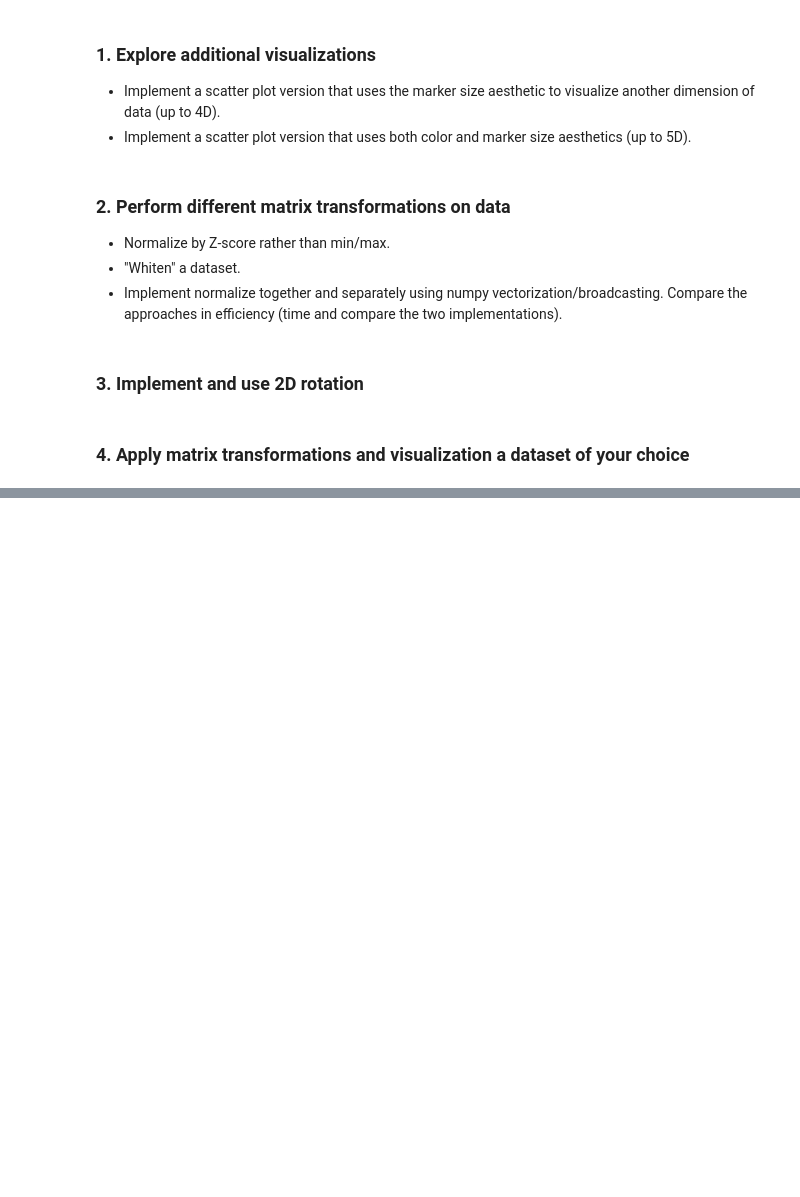
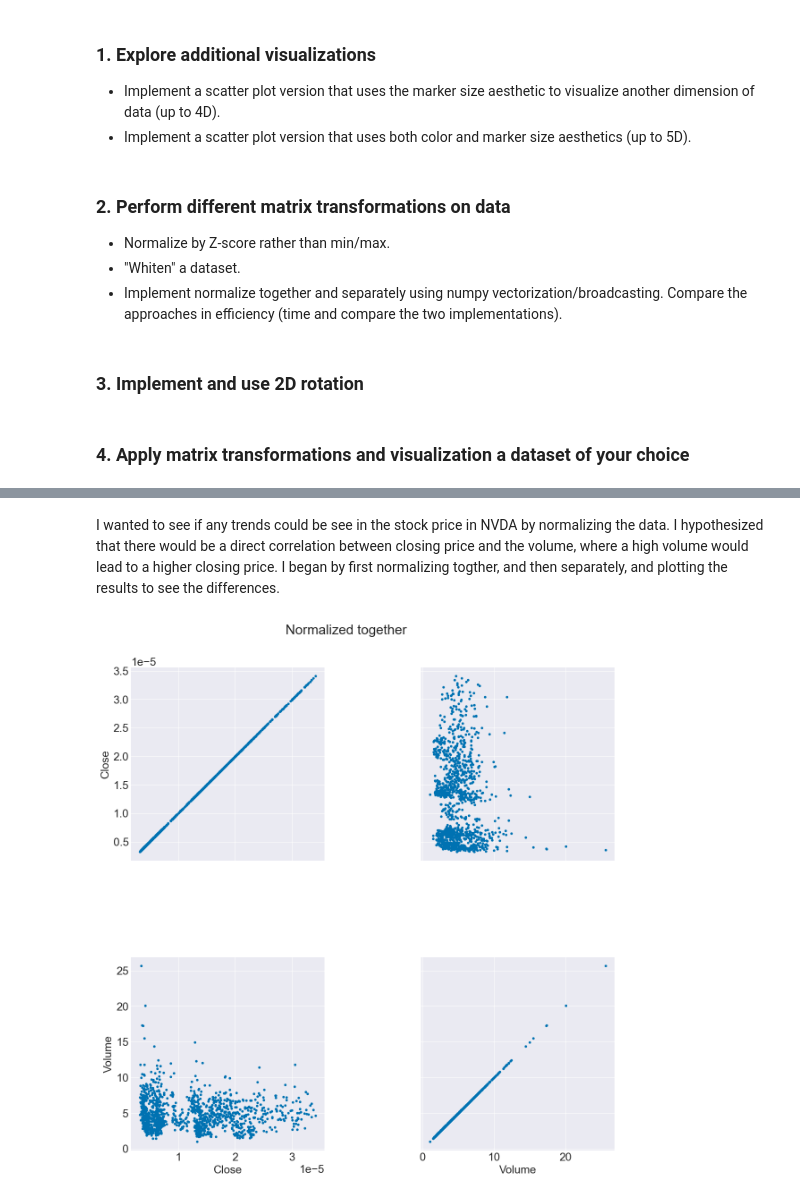
Before and after one commit to derekhessinger/Matrix_Transformations, a Jupyter notebook: transformations.ipynb, the cells around one changed output, grey strips where cells are left out. Cells and saved outputs as stored; diff of their text form; code cells hidden in the pictures; blank space fills up the shorter version.

```diff
--- a/transformations.ipynb
+++ b/transformations.ipynb
@@ -750,0 +760,15 @@ print(iris_trans.normalize_zscore())
+# %% [markdown]
+I wanted to see if any trends could be see in the stock price in NVDA by normalizing the data. I hypothesized that there would be a direct correlation between closing price and the volume, where a high volume would lead to a higher closing price. I began by first normalizing togther, and then separately, and plotting the results to see the differences.
+# %%
+nvda_data = data.Data('data/nvda.csv')
+nvda_trans = transformation.Transformation(nvda_data)
+headers = ['Close', 'Volume']
+nvda_trans.project(headers)
+
+nvda_trans.normalize_together_vector()
+
+fig, axes = nvda_trans.pair_plot(headers)
+fig.suptitle('Normalized together')
+fig.subplots_adjust(bottom=0.0, right=1.0, top=0.9, hspace = 0.5, wspace = 0.5)
+# %% [output]
+[figure, added]
```
Also changed, not shown: parts of 13 cells of this notebook, 2 other files.
